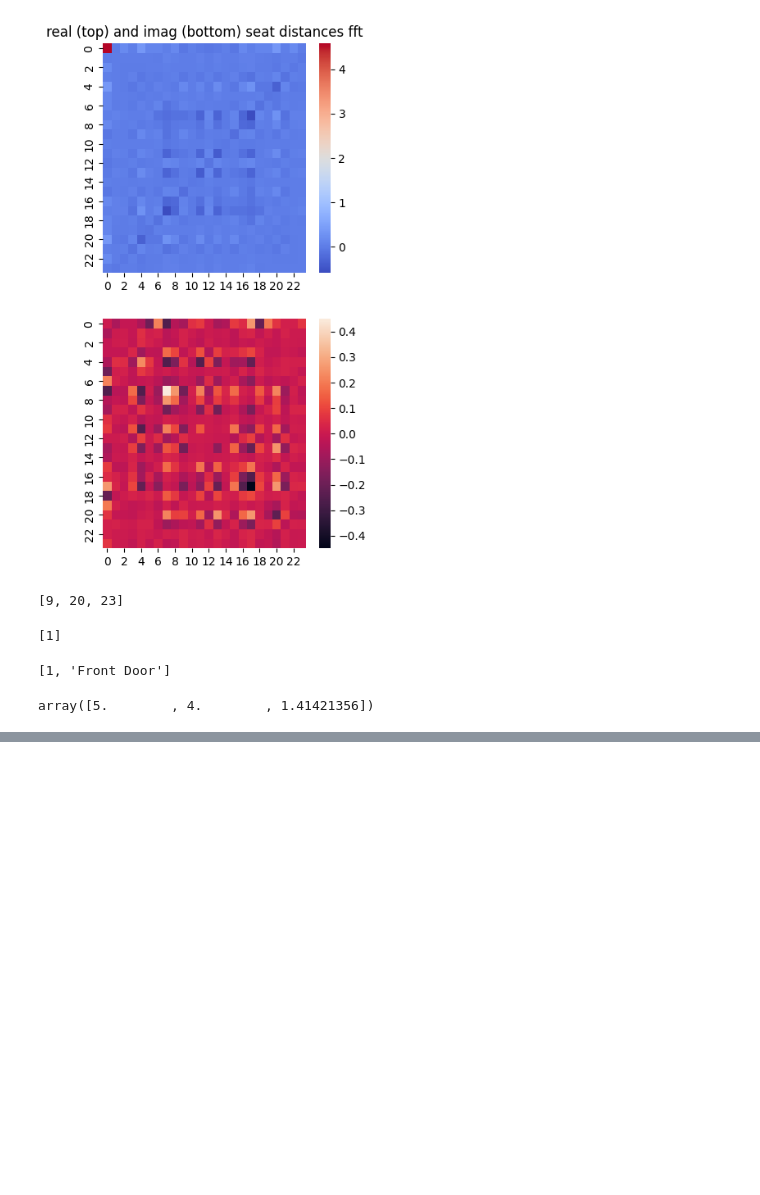
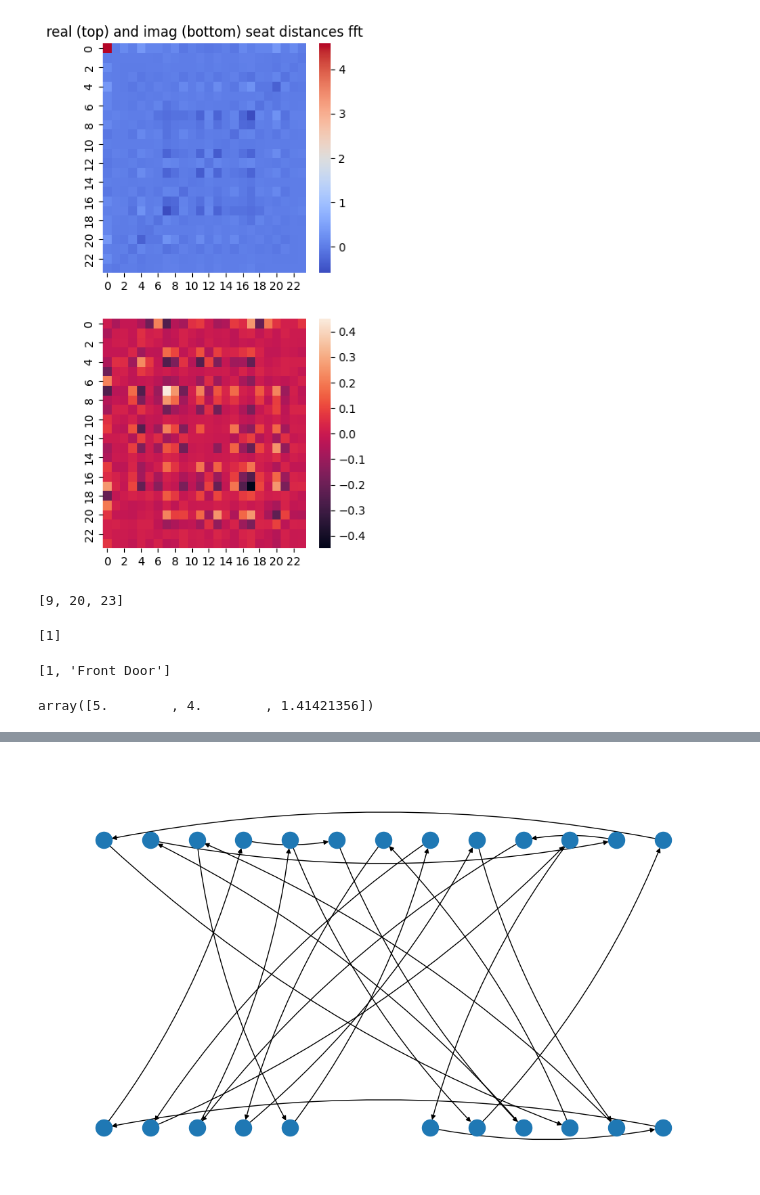
Before and after one commit to dtersegno/nz-seats, a Jupyter notebook: seats.ipynb, the cells around one changed output, grey strips where cells are left out. Cells and saved outputs as stored; diff of their text form; code cells hidden in the pictures; blank space fills up the shorter version.

```diff
--- a/seats.ipynb
+++ b/seats.ipynb
@@ -169,0 +291,22 @@ dict_keys(['Driver', 'Front Door', 1, 14, 18, 10, 7, 21, 15, 4, 22, 8, 16, 'toil
+# %%
+#look at a directed graph of the movement.
+
+import networkx as nx
+
+edges = [
+    [x, mod_offset(x+1, 24, 1)]
+    for x in range(1,25)
+]
+
+g = nx.from_edgelist(edges, create_using = nx.DiGraph)
+
+pos = {
+    index:[int(thing.row), 5*int(thing.side_no)]
+    for index, thing in seat_df.iterrows()
+}
+
+plt.figure(figsize = (10,6))
+nx.draw(g, pos = pos,
+    connectionstyle="arc3,rad=.1" )
+# %% [output]
+[figure, added]
```
Also changed, not shown: parts of 16 cells of this notebook.
